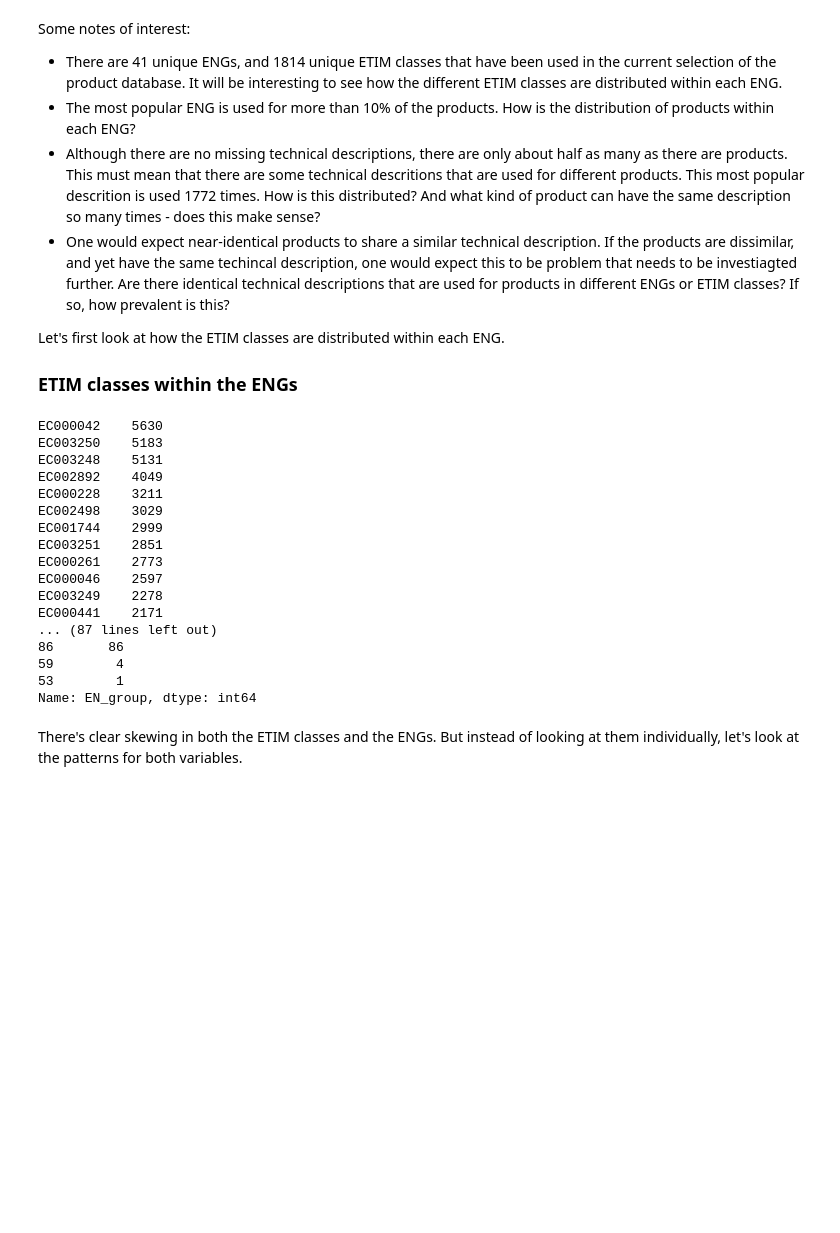
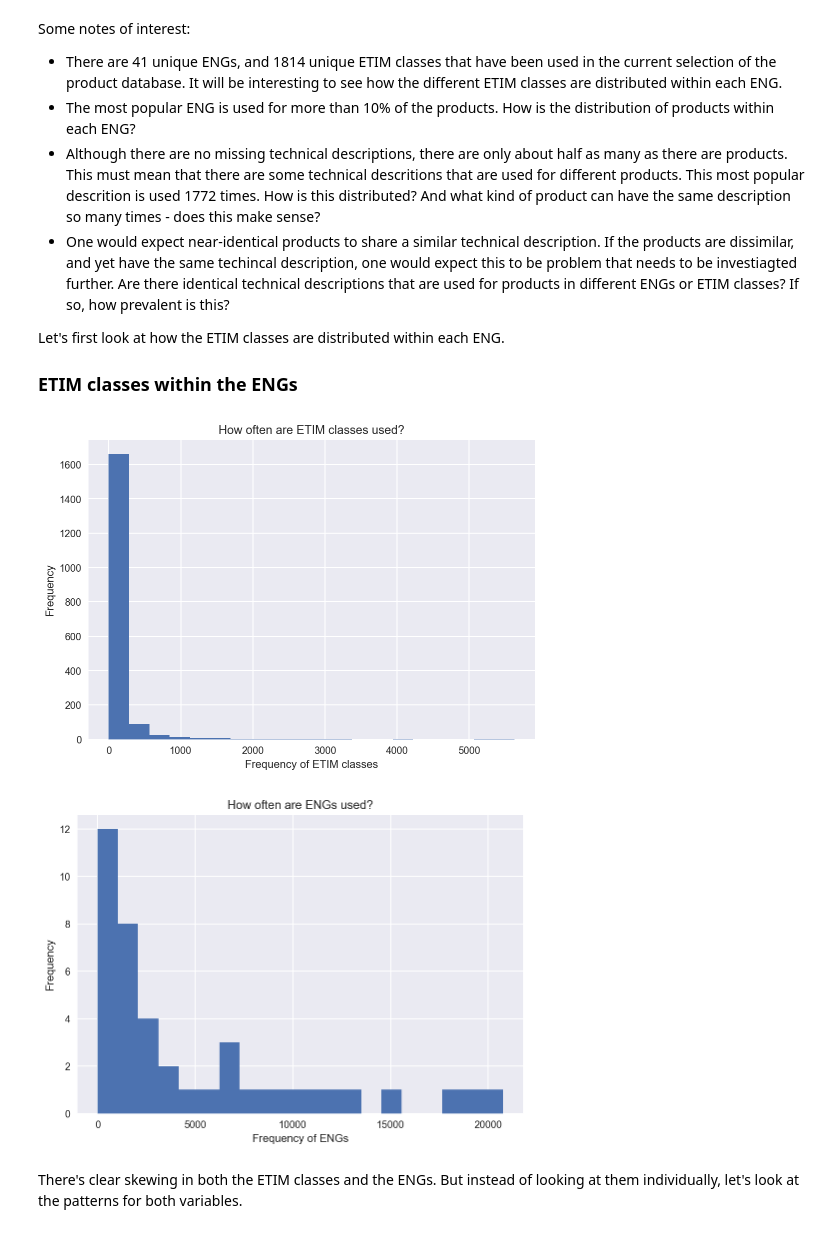
Before and after one commit to pkgranholt/ETIM-classification, a Jupyter notebook: Data_storytelling.ipynb, the cells around one changed output. Saved outputs shown, nothing was run; the diff lists cells and outputs as text; code cells hidden in the pictures; blank space fills up the shorter version.

```diff
--- a/Data_storytelling.ipynb
+++ b/Data_storytelling.ipynb
@@ -7,14 +7,12 @@ Data storytelling
 * ETIM class - a grouping used to divide products into detailed categories.
 * Technical description - a text field describing each product.
 # %%
-# Code from the data wrangling section:
-
-
 # Import packages
 import matplotlib.pyplot as plt
 import numpy as np
 import os
 import pandas as pd
+import pickle
 import seaborn as sns
 
 %config InlineBackend.figure_format = 'retina'
@@ -22,19 +20,8 @@ import seaborn as sns
 # Change working directory to get the file
 os.chdir('/Users/pkg/Springboard')
 
-# Read file and set working directory
-df = pd.read_csv('Resultat.csv', sep=';')
+# Open pickled file from the data wrangling section and set working directory
+with open('data_wrangling.pickle', 'rb') as handle:
+    df = pickle.load(handle)
+
 os.chdir('/Users/pkg/Springboard/Intermediate Data Science with Python/Python_Capstone')
-
-# Set the product number as index
-df = df.set_index('ProductNumber')
-
-# Only keep the necessary columns for the project and change the column names
-df = df[['ETIM klasse','Teknisk beskrivelse']]
-df.columns = ['ETIM_class','Technical_description']
-df['EN_group'] = df.index.astype(str).str[0:2]
-df = df[['EN_group','ETIM_class','Technical_description']]
-
-# See final shape
-df = df.dropna()
-df.shape
@@ -64,27 +49,24 @@ Let's first look at how the ETIM classes are distributed within each ENG.
 # %%
 # How are the frequencies distributed within each ETIM-class and ENG?
 ETIM_counts = df['ETIM_class'].value_counts()
 ENG_counts = df['EN_group'].value_counts()
 
-print(ETIM_counts, ENG_counts)
+# Plot the ETIM counts
+plt.hist(ETIM_counts, bins=20)
+plt.xlabel('Frequency of ETIM classes')
+plt.ylabel('Frequency')
+plt.title('How often are ETIM classes used?')
+plt.show()
+
+# Plot the ENG counts
+plt.hist(ENG_counts, bins=20)
+plt.xlabel('Frequency of ENGs')
+plt.ylabel('Frequency')
+plt.title('How often are ENGs used?')
+plt.show()
 # %% [output]
-EC000042    5630
-EC003250    5183
-EC003248    5131
-EC002892    4049
-EC000228    3211
-EC002498    3029
-EC001744    2999
-EC003251    2851
-EC000261    2773
-EC000046    2597
-EC003249    2278
-EC000441    2171
-... (87 lines left out)
-86       86
-59        4
-53        1
-Name: EN_group, dtype: int64
+[figure, added]
+[figure, added]
 # %% [markdown]
 There's clear skewing in both the ETIM classes and the ENGs. But instead of looking at them individually, let's look at the patterns for both variables.
 # %%
```
Also changed, not shown: parts of 11 cells of this notebook, 1 other file.
